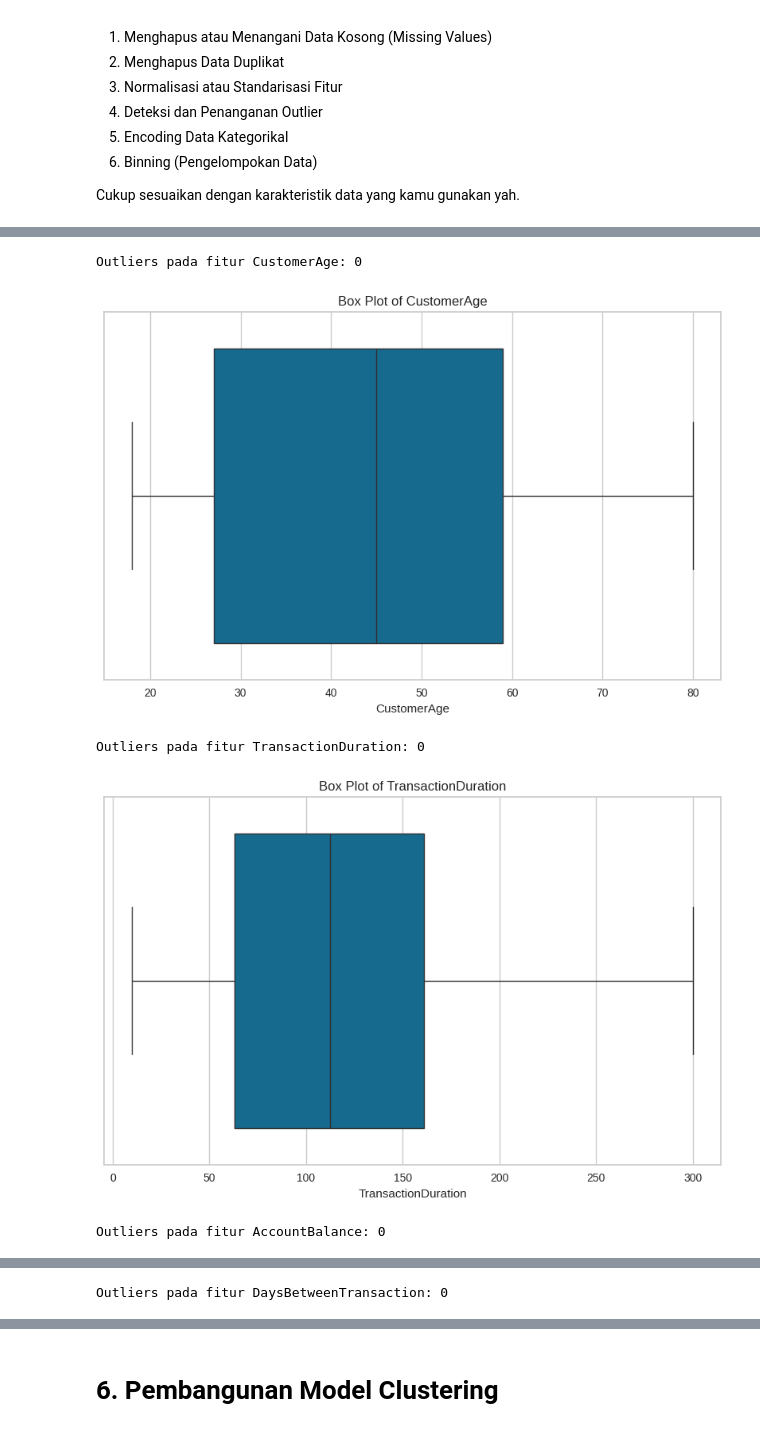
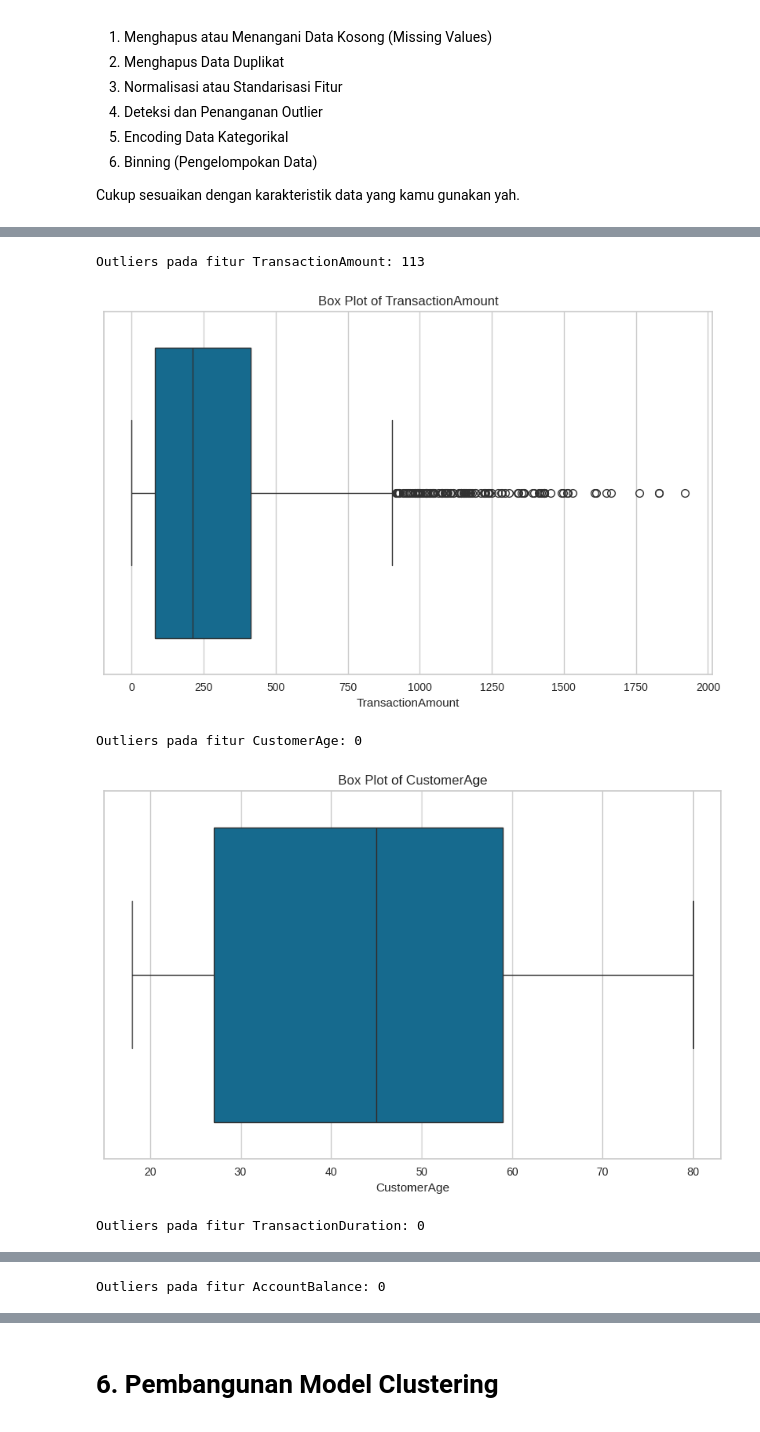
Before and after one commit to FendyDeveloper/Bank-Transaction-Dataset-for-Fraud-Detection, a Jupyter notebook: [Clustering]_Submission_Akhir_BMLP_Fendy_Rahmat.ipynb, the cells around one changed output, grey strips where cells are left out. Drawn from its saved outputs; the diff is of its cells as text; code cells hidden in the pictures.

```diff
--- a/[Clustering]_Submission_Akhir_BMLP_Fendy_Rahmat.ipynb
+++ b/[Clustering]_Submission_Akhir_BMLP_Fendy_Rahmat.ipynb
@@ -172,2 +174,2 @@ df["DaysBetweenTransaction"] = (df["PreviousTransactionDate"] - df["TransactionD
 # %%
-df = df.drop(['TransactionDate','PreviousTransactionDate'], axis=1)
+# df = df.drop(['TransactionDate','PreviousTransactionDate'], axis=1)
@@ -246,0 +196,32 @@ memory usage: 196.4+ KB
+# %%
+categorical_features = ['TransactionType', 'Location', 'Channel', 'CustomerOccupation']
+numerical_features = ['TransactionAmount', 'CustomerAge', 'TransactionDuration',
+                     'LoginAttempts', 'AccountBalance']
+# %%
+# Analisis Distribusi dan Korelasi
+
+# Statistik deskriptif untuk variabel numerik
+print("\nStatistik Deskriptif Variabel Numerik:")
+print(df[numerical_features].describe())
+
+# Visualisasi distribusi dengan histogram
+plt.figure(figsize=(12, 6))
+for i, col in enumerate(numerical_features):
+    plt.subplot(2, 3, i + 1)
+    sns.histplot(df[col], kde=True)
+    plt.title(f'Distribusi {col}')
+plt.tight_layout()
+plt.show()
+
+# Visualisasi distribusi dengan boxplot
+plt.figure(figsize=(12, 6))
+for i, col in enumerate(numerical_features):
+    plt.subplot(2, 3, i + 1)
+    sns.boxplot(y=df[col])
+    plt.title(f'Boxplot {col}')
+plt.tight_layout()
+plt.show()
+
+# Scatter plot untuk beberapa pasang variabel
+sns.pairplot(df[numerical_features])
+plt.show()
@@ -261,7 +285,7 @@ for feature in categorical_features:
 # %%
 # Analisis distribusi variabel numerik
 numerical_features = ['TransactionAmount', 'CustomerAge', 'TransactionDuration',
-                     'LoginAttempts', 'AccountBalance', 'DaysBetweenTransaction']
+                     'LoginAttempts', 'AccountBalance']
 for feature in numerical_features:
     plt.figure(figsize=(8, 4))
     sns.histplot(df[feature], kde=True)
@@ -352,26 +355,26 @@ memory usage: 196.4+ KB
 # %%
 # Cek Outliers menggunakan IQR
-selected_features = ['CustomerAge', 'TransactionDuration', 'AccountBalance', 'DaysBetweenTransaction']
+selected_features = ['TransactionAmount','CustomerAge', 'TransactionDuration', 'AccountBalance']
 
 for feature in selected_features:
     Q1 = df[feature].quantile(0.25)
     Q3 = df[feature].quantile(0.75)
     IQR = Q3 - Q1
 
     lower_bound = Q1 - 1.5 * IQR
     upper_bound = Q3 + 1.5 * IQR
 
     outliers = df[(df[feature] < lower_bound) | (df[feature] > upper_bound)]
 
     print(f"Outliers pada fitur {feature}: {len(outliers)}")
 
     plt.figure(figsize=(10, 6))
     sns.boxplot(x=df[feature])
     plt.title(f'Box Plot of {feature}')
     plt.show()
 # %% [output]
-Outliers pada fitur CustomerAge: 0
+Outliers pada fitur TransactionAmount: 113
-[figure, old version]
+[figure, new version]
-Outliers pada fitur TransactionDuration: 0
+Outliers pada fitur CustomerAge: 0
-[figure, old version]
+[figure, new version]
-Outliers pada fitur AccountBalance: 0
+Outliers pada fitur TransactionDuration: 0
@@ -379 +382 @@ Outliers pada fitur AccountBalance: 0
-Outliers pada fitur DaysBetweenTransaction: 0
+Outliers pada fitur AccountBalance: 0
```
Also changed, not shown: parts of 46 cells of this notebook.
